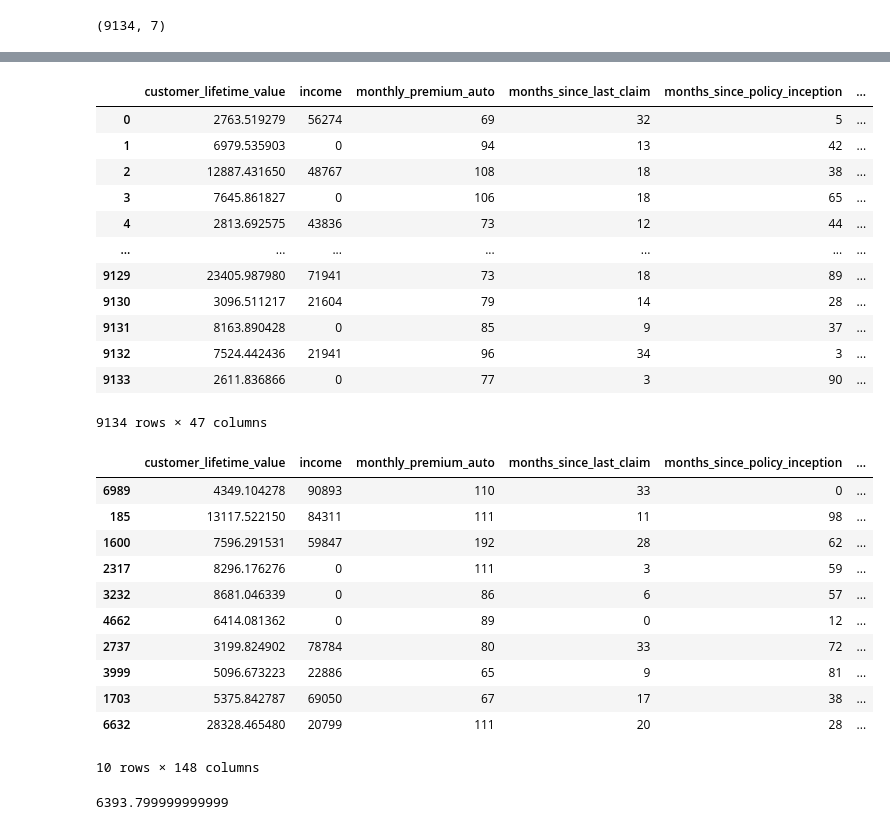
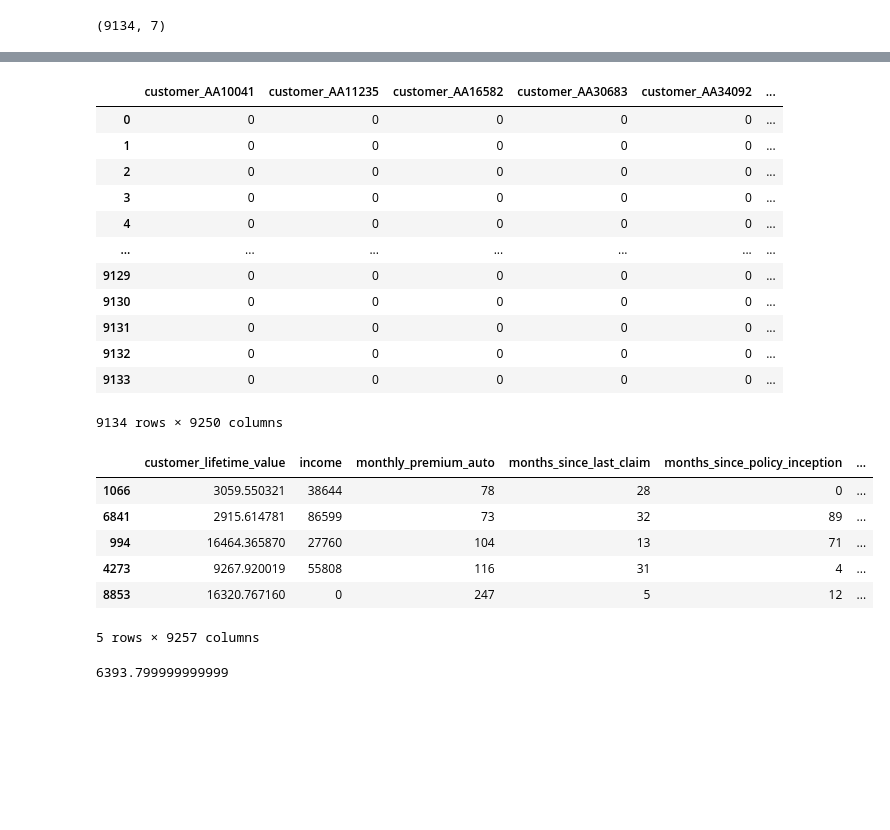
Before and after one commit to preeyasinghc/lab-customer-analysis-round-6, a Jupyter notebook: customer-analysis-round-6.ipynb, the cells around one changed output, grey strips where cells are left out. Drawn from its saved outputs; the diff is of its cells as text; code cells hidden in the pictures; blank space fills up the shorter version.

```diff
--- a/customer-analysis-round-6.ipynb
+++ b/customer-analysis-round-6.ipynb
@@ -209,2 +166,0 @@ array(['Suburban', 'Rural', 'Urban'], dtype=object)
-# %%
-X_cat= data.drop(columns=["customer", "state", "effective_to_date", "vehicle_class", "vehicle_size", "renew_offer_type"])
@@ -231,35 +171,29 @@ X_cat
 X_dumm = pd.get_dummies(X_cat, drop_first=False) # You can put X, not separating variables is needed.
 X_dumm
 # %% [output]
-|  | customer_lifetime_value | income | monthly_premium_auto | months_since_last_claim | months_since_policy_inception | ... |
-| 0 | 2763.519279 | 56274 | 69 | 32 | 5 | ... |
-| 1 | 6979.535903 | 0 | 94 | 13 | 42 | ... |
-| 2 | 12887.431650 | 48767 | 108 | 18 | 38 | ... |
-| 3 | 7645.861827 | 0 | 106 | 18 | 65 | ... |
-| 4 | 2813.692575 | 43836 | 73 | 12 | 44 | ... |
+|  | customer_AA10041 | customer_AA11235 | customer_AA16582 | customer_AA30683 | customer_AA34092 | ... |
+| 0 | 0 | 0 | 0 | 0 | 0 | ... |
+| 1 | 0 | 0 | 0 | 0 | 0 | ... |
+| 2 | 0 | 0 | 0 | 0 | 0 | ... |
+| 3 | 0 | 0 | 0 | 0 | 0 | ... |
+| 4 | 0 | 0 | 0 | 0 | 0 | ... |
 | ... | ... | ... | ... | ... | ... | ... |
-| 9129 | 23405.987980 | 71941 | 73 | 18 | 89 | ... |
-| 9130 | 3096.511217 | 21604 | 79 | 14 | 28 | ... |
-| 9131 | 8163.890428 | 0 | 85 | 9 | 37 | ... |
-| 9132 | 7524.442436 | 21941 | 96 | 34 | 3 | ... |
-| 9133 | 2611.836866 | 0 | 77 | 3 | 90 | ... |
+| 9129 | 0 | 0 | 0 | 0 | 0 | ... |
+| 9130 | 0 | 0 | 0 | 0 | 0 | ... |
+| 9131 | 0 | 0 | 0 | 0 | 0 | ... |
+| 9132 | 0 | 0 | 0 | 0 | 0 | ... |
+| 9133 | 0 | 0 | 0 | 0 | 0 | ... |
-9134 rows × 47 columns
+9134 rows × 9250 columns
 # %%
 ##Concat
-X_num = X.select_dtypes(include = np.number)
 X_concat= pd.concat([X_num, X_dumm], axis=1)
-X_concat.sample(10)
+X_concat.sample(5)
 # %% [output]
 |  | customer_lifetime_value | income | monthly_premium_auto | months_since_last_claim | months_since_policy_inception | ... |
-| 6989 | 4349.104278 | 90893 | 110 | 33 | 0 | ... |
-| 185 | 13117.522150 | 84311 | 111 | 11 | 98 | ... |
-| 1600 | 7596.291531 | 59847 | 192 | 28 | 62 | ... |
-| 2317 | 8296.176276 | 0 | 111 | 3 | 59 | ... |
-| 3232 | 8681.046339 | 0 | 86 | 6 | 57 | ... |
-| 4662 | 6414.081362 | 0 | 89 | 0 | 12 | ... |
-| 2737 | 3199.824902 | 78784 | 80 | 33 | 72 | ... |
-| 3999 | 5096.673223 | 22886 | 65 | 9 | 81 | ... |
-| 1703 | 5375.842787 | 69050 | 67 | 17 | 38 | ... |
-| 6632 | 28328.465480 | 20799 | 111 | 20 | 28 | ... |
+| 1066 | 3059.550321 | 38644 | 78 | 28 | 0 | ... |
+| 6841 | 2915.614781 | 86599 | 73 | 32 | 89 | ... |
+| 994 | 16464.365870 | 27760 | 104 | 13 | 71 | ... |
+| 4273 | 9267.920019 | 55808 | 116 | 31 | 4 | ... |
+| 8853 | 16320.767160 | 0 | 247 | 5 | 12 | ... |
-10 rows × 148 columns
+5 rows × 9257 columns
 # %%
```
Also changed, not shown: parts of 38 cells of this notebook.
